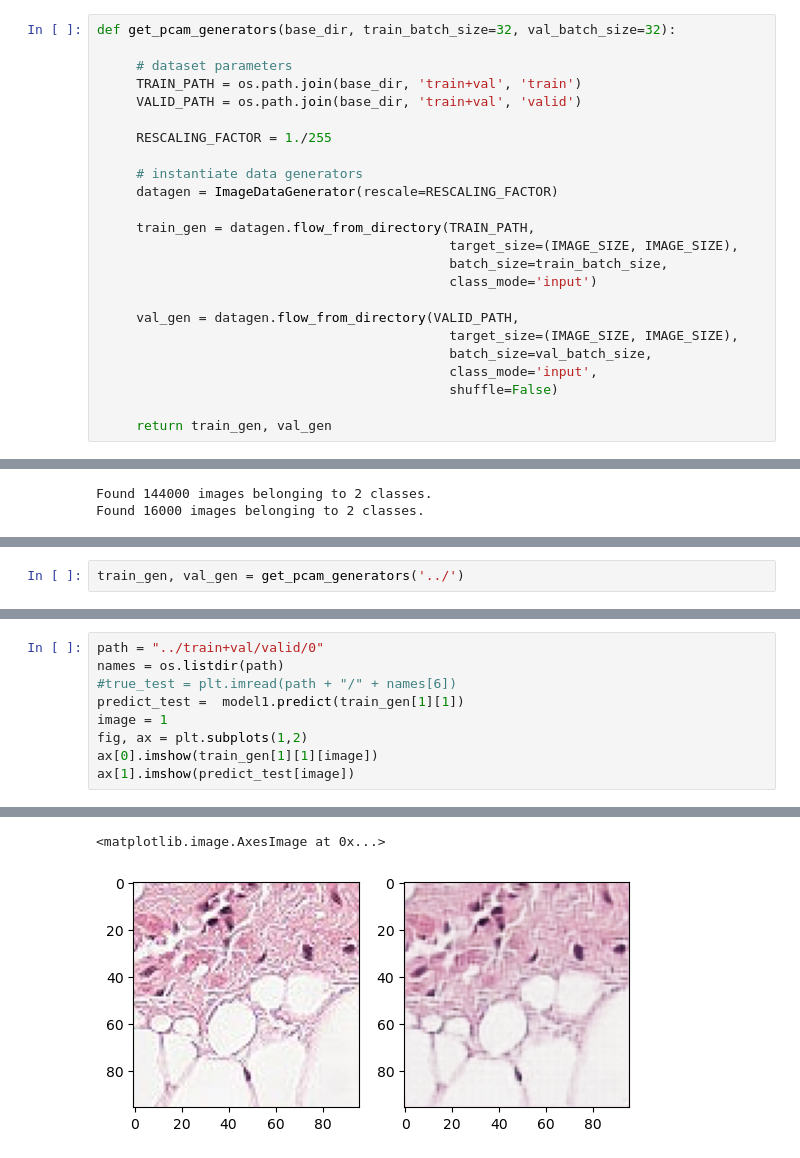
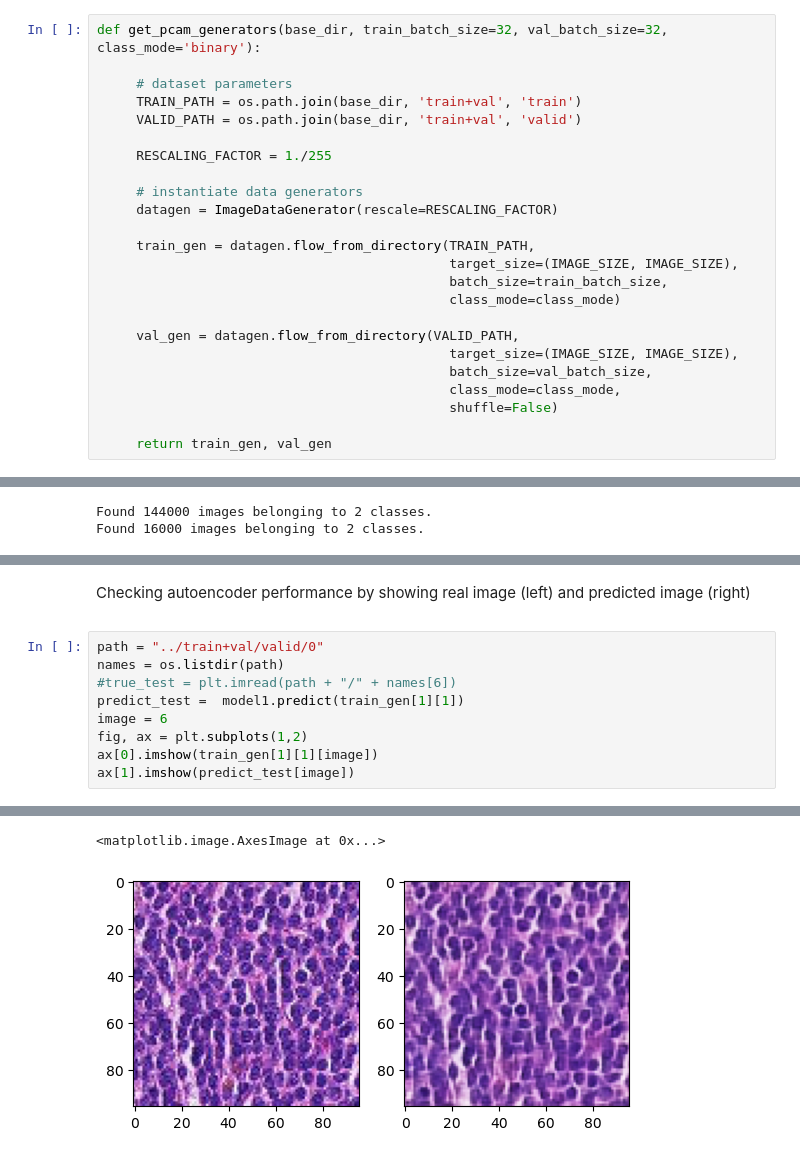
Before and after one commit to Undefined1234/8p361-project-imaging_gr2, a Jupyter notebook: code/main_project.ipynb, the cells around one changed output, grey strips where cells are left out. Drawn from its saved outputs; the diff is of its cells as text.

```diff
--- a/code/main_project.ipynb
+++ b/code/main_project.ipynb
@@ -29,7 +32,7 @@ from tensorflow.keras import backend as K
 # the size of the images in the PCAM dataset
 IMAGE_SIZE = 96
 # %%
-def get_pcam_generators(base_dir, train_batch_size=32, val_batch_size=32):
+def get_pcam_generators(base_dir, train_batch_size=32, val_batch_size=32, class_mode='binary'):
 
      # dataset parameters
      TRAIN_PATH = os.path.join(base_dir, 'train+val', 'train')
@@ -43,12 +46,12 @@ def get_pcam_generators(base_dir, train_batch_size=32, val_batch_size=32):
      train_gen = datagen.flow_from_directory(TRAIN_PATH,
                                              target_size=(IMAGE_SIZE, IMAGE_SIZE),
                                              batch_size=train_batch_size,
-                                             class_mode='input')
+                                             class_mode=class_mode)
 
      val_gen = datagen.flow_from_directory(VALID_PATH,
                                              target_size=(IMAGE_SIZE, IMAGE_SIZE),
                                              batch_size=val_batch_size,
-                                             class_mode='input',
+                                             class_mode=class_mode,
                                              shuffle=False)
 
      return train_gen, val_gen
@@ -107,2 +116,0 @@ model1._name = 'model1'
-# %%
-train_gen, val_gen = get_pcam_generators('../')
@@ -164,9 +157,11 @@ Epoch 1: val_loss improved from inf to 0.00558, saving model to my_first_cnn_mod
+# %% [markdown]
+<p>Checking autoencoder performance by showing real image (left) and predicted image (right) <p>
 # %%
 path = "../train+val/valid/0"
 names = os.listdir(path)
 #true_test = plt.imread(path + "/" + names[6])
 predict_test =  model1.predict(train_gen[1][1])
-image = 1
+image = 6
 fig, ax = plt.subplots(1,2)
 ax[0].imshow(train_gen[1][1][image])
 ax[1].imshow(predict_test[image])
@@ -175,2 +170,2 @@ ax[1].imshow(predict_test[image])
 <matplotlib.image.AxesImage at 0x...>
-[figure, old version]
+[figure, new version]
```
Also changed, not shown: parts of 16 cells of this notebook, 6 other files.
